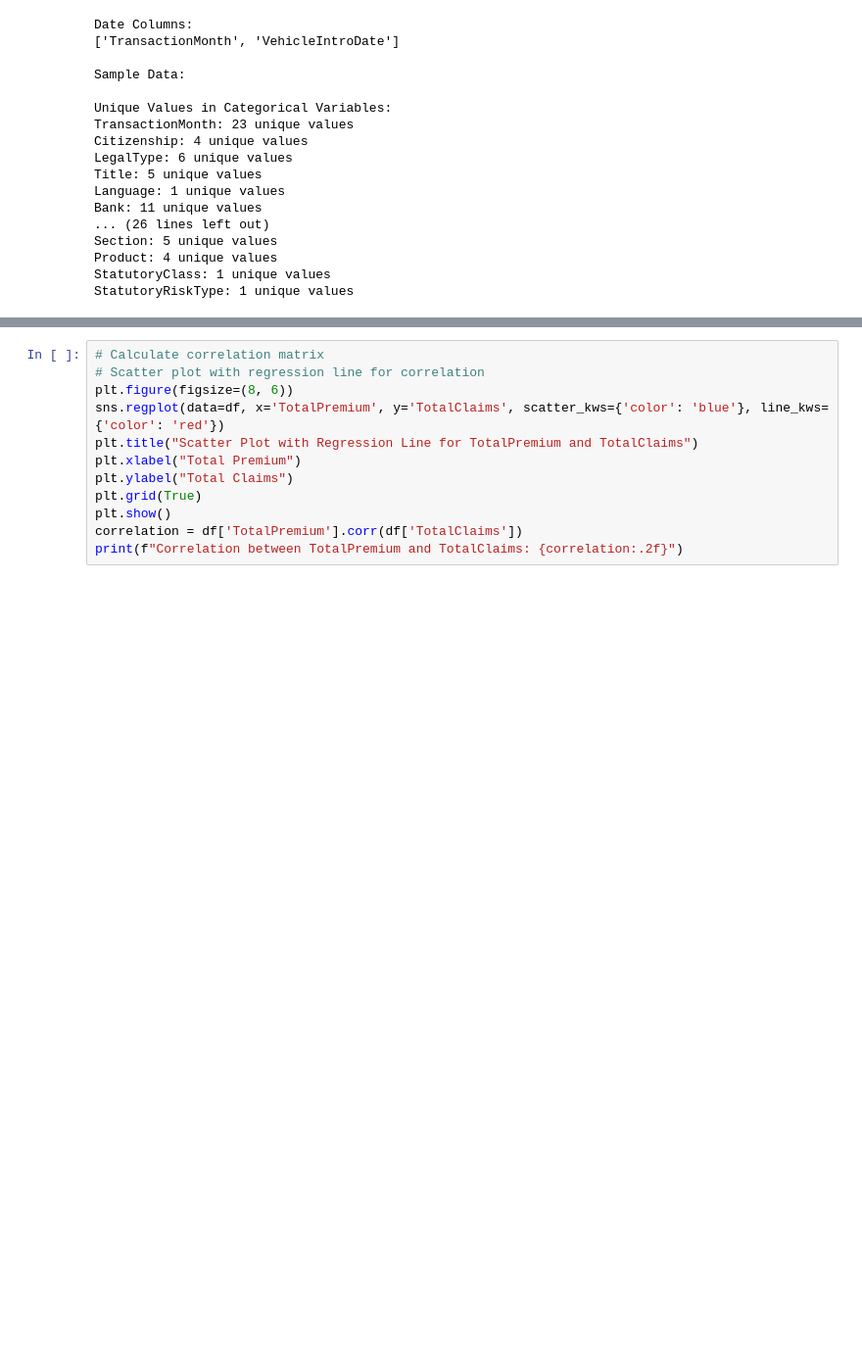
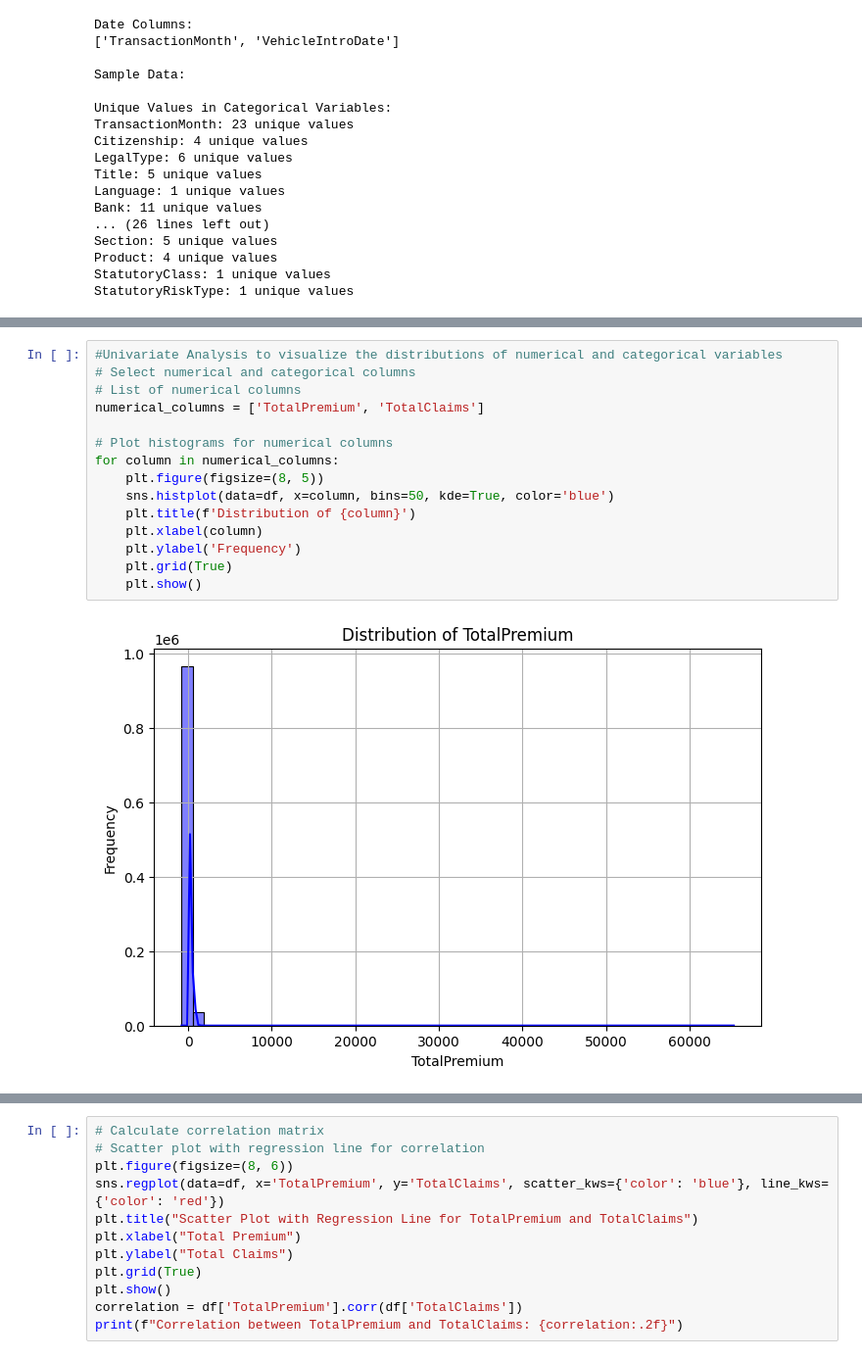
Before and after one commit to hasankere/Week2_Challenge_Project, a Jupyter notebook: notebooks/Alpha_Inshurance.ipynb, the cells around one changed output, grey strips where cells are left out. Shown at 98% size. Drawn from its saved outputs; the diff is of its cells as text; blank space fills up the shorter version.

```diff
--- a/notebooks/Alpha_Inshurance.ipynb
+++ b/notebooks/Alpha_Inshurance.ipynb
@@ -252,0 +208,17 @@ Plotting categorical distributions...
+# %%
+#Univariate Analysis to visualize the distributions of numerical and categorical variables
+# Select numerical and categorical columns
+# List of numerical columns
+numerical_columns = ['TotalPremium', 'TotalClaims']
+
+# Plot histograms for numerical columns
+for column in numerical_columns:
+    plt.figure(figsize=(8, 5))
+    sns.histplot(data=df, x=column, bins=50, kde=True, color='blue')
+    plt.title(f'Distribution of {column}')
+    plt.xlabel(column)
+    plt.ylabel('Frequency')
+    plt.grid(True)
+    plt.show()
+# %% [output]
+[figure, added]
```
Also changed, not shown: parts of 7 cells of this notebook.
